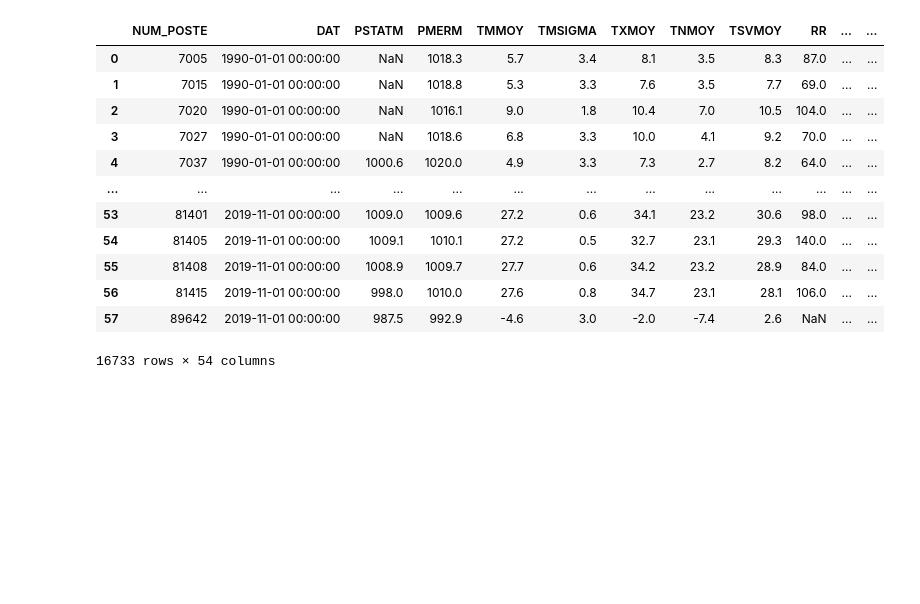
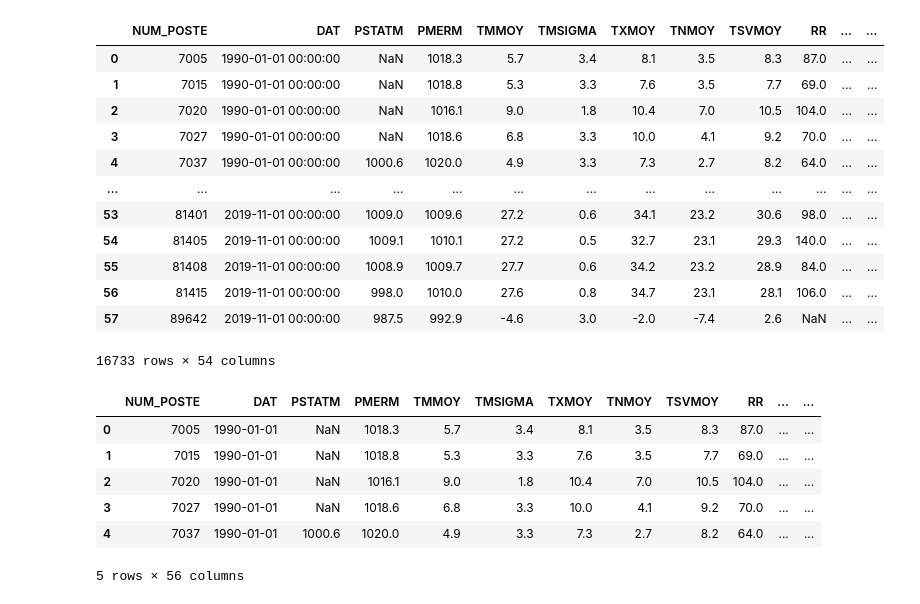
Before and after one commit to Freezaa9/Neo4j-Cypher-Meteo-France, a Jupyter notebook: Meteo data export.ipynb, the cells around one changed output. Cells and saved outputs as stored; diff of their text form; code cells hidden in the pictures; blank space fills up the shorter version.

```diff
--- a/Meteo data export.ipynb
+++ b/Meteo data export.ipynb
@@ -109,5 +109,21 @@ df
 | 56 | 81415 | 2019-11-01 00:00:00 | 998.0 | 1010.0 | 27.6 | 0.8 | 34.7 | 23.1 | 28.1 | 106.0 | ... | ... |
 | 57 | 89642 | 2019-11-01 00:00:00 | 987.5 | 992.9 | -4.6 | 3.0 | -2.0 | -7.4 | 2.6 | NaN | ... | ... |
 16733 rows × 54 columns
+# %%
+df['DAT']= pd.to_datetime(df['DAT'])
+# %%
+df['MOIS'] = pd.DatetimeIndex(df['DAT']).month
+# %%
+df['ANNEE'] = pd.DatetimeIndex(df['DAT']).year
+# %%
+df.head()
+# %% [output]
+|  | NUM_POSTE | DAT | PSTATM | PMERM | TMMOY | TMSIGMA | TXMOY | TNMOY | TSVMOY | RR | ... | ... |
+| 0 | 7005 | 1990-01-01 | NaN | 1018.3 | 5.7 | 3.4 | 8.1 | 3.5 | 8.3 | 87.0 | ... | ... |
+| 1 | 7015 | 1990-01-01 | NaN | 1018.8 | 5.3 | 3.3 | 7.6 | 3.5 | 7.7 | 69.0 | ... | ... |
+| 2 | 7020 | 1990-01-01 | NaN | 1016.1 | 9.0 | 1.8 | 10.4 | 7.0 | 10.5 | 104.0 | ... | ... |
+| 3 | 7027 | 1990-01-01 | NaN | 1018.6 | 6.8 | 3.3 | 10.0 | 4.1 | 9.2 | 70.0 | ... | ... |
+| 4 | 7037 | 1990-01-01 | 1000.6 | 1020.0 | 4.9 | 3.3 | 7.3 | 2.7 | 8.2 | 64.0 | ... | ... |
+5 rows × 56 columns
 # %%
 df.to_csv(r'data\climat2019TO2020.csv', index = False)
```
Also changed, not shown: parts of 3 cells of this notebook, 2 other files.
